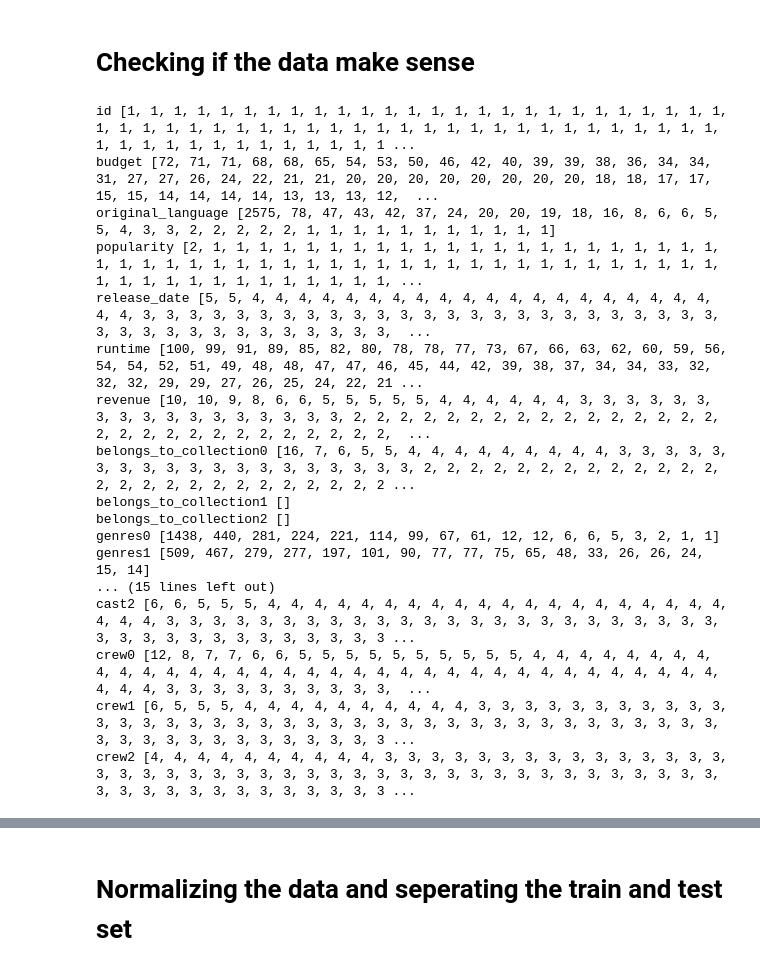
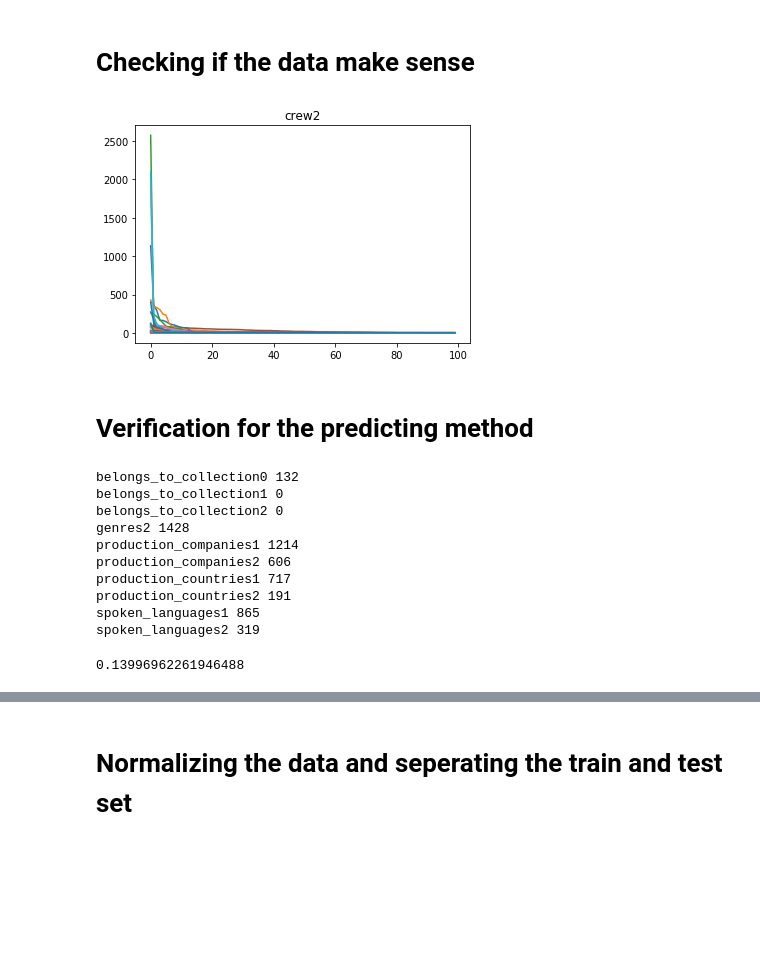
Before and after one commit to isabella618033/4211-Project, a Jupyter notebook: Cleaning the Crew.ipynb, the cells around one changed output, grey strips where cells are left out. Cells and saved outputs as stored; diff of their text form; code cells hidden in the pictures; blank space fills up the shorter version.

```diff
--- a/Cleaning the Crew.ipynb
+++ b/Cleaning the Crew.ipynb
@@ -166,22 +170,7 @@ for col in df:
 # %%
 for col in unique_count:
     unique_count[col] = unique_count[col][0:100]
-    print(col,unique_count[col])
+    plt.plot(unique_count[col])
+    plt.title(col)
 # %% [output]
-id [1, 1, 1, 1, 1, 1, 1, 1, 1, 1, 1, 1, 1, 1, 1, 1, 1, 1, 1, 1, 1, 1, 1, 1, 1, 1, 1, 1, 1, 1, 1, 1, 1, 1, 1, 1, 1, 1, 1, 1, 1, 1, 1, 1, 1, 1, 1, 1, 1, 1, 1, 1, 1, 1, 1, 1, 1, 1, 1, 1, 1, 1, 1, 1, 1, 1 ...
-budget [72, 71, 71, 68, 68, 65, 54, 53, 50, 46, 42, 40, 39, 39, 38, 36, 34, 34, 31, 27, 27, 26, 24, 22, 21, 21, 20, 20, 20, 20, 20, 20, 20, 20, 18, 18, 17, 17, 15, 15, 14, 14, 14, 14, 13, 13, 13, 12,  ...
-original_language [2575, 78, 47, 43, 42, 37, 24, 20, 20, 19, 18, 16, 8, 6, 6, 5, 5, 4, 3, 3, 2, 2, 2, 2, 2, 1, 1, 1, 1, 1, 1, 1, 1, 1, 1, 1]
-popularity [2, 1, 1, 1, 1, 1, 1, 1, 1, 1, 1, 1, 1, 1, 1, 1, 1, 1, 1, 1, 1, 1, 1, 1, 1, 1, 1, 1, 1, 1, 1, 1, 1, 1, 1, 1, 1, 1, 1, 1, 1, 1, 1, 1, 1, 1, 1, 1, 1, 1, 1, 1, 1, 1, 1, 1, 1, 1, 1, 1, 1, 1, 1, ...
-release_date [5, 5, 4, 4, 4, 4, 4, 4, 4, 4, 4, 4, 4, 4, 4, 4, 4, 4, 4, 4, 4, 4, 4, 4, 3, 3, 3, 3, 3, 3, 3, 3, 3, 3, 3, 3, 3, 3, 3, 3, 3, 3, 3, 3, 3, 3, 3, 3, 3, 3, 3, 3, 3, 3, 3, 3, 3, 3, 3, 3, 3, 3,  ...
-runtime [100, 99, 91, 89, 85, 82, 80, 78, 78, 77, 73, 67, 66, 63, 62, 60, 59, 56, 54, 54, 52, 51, 49, 48, 48, 47, 47, 46, 45, 44, 42, 39, 38, 37, 34, 34, 33, 32, 32, 32, 29, 29, 27, 26, 25, 24, 22, 21 ...
-revenue [10, 10, 9, 8, 6, 6, 5, 5, 5, 5, 5, 4, 4, 4, 4, 4, 4, 3, 3, 3, 3, 3, 3, 3, 3, 3, 3, 3, 3, 3, 3, 3, 3, 3, 2, 2, 2, 2, 2, 2, 2, 2, 2, 2, 2, 2, 2, 2, 2, 2, 2, 2, 2, 2, 2, 2, 2, 2, 2, 2, 2, 2, 2,  ...
-belongs_to_collection0 [16, 7, 6, 5, 5, 4, 4, 4, 4, 4, 4, 4, 4, 4, 3, 3, 3, 3, 3, 3, 3, 3, 3, 3, 3, 3, 3, 3, 3, 3, 3, 3, 3, 2, 2, 2, 2, 2, 2, 2, 2, 2, 2, 2, 2, 2, 2, 2, 2, 2, 2, 2, 2, 2, 2, 2, 2, 2, 2 ...
-belongs_to_collection1 []
-belongs_to_collection2 []
-genres0 [1438, 440, 281, 224, 221, 114, 99, 67, 61, 12, 12, 6, 6, 5, 3, 2, 1, 1]
-genres1 [509, 467, 279, 277, 197, 101, 90, 77, 77, 75, 65, 48, 33, 26, 26, 24, 15, 14]
-... (15 lines left out)
-cast2 [6, 6, 5, 5, 5, 4, 4, 4, 4, 4, 4, 4, 4, 4, 4, 4, 4, 4, 4, 4, 4, 4, 4, 4, 4, 4, 4, 4, 3, 3, 3, 3, 3, 3, 3, 3, 3, 3, 3, 3, 3, 3, 3, 3, 3, 3, 3, 3, 3, 3, 3, 3, 3, 3, 3, 3, 3, 3, 3, 3, 3, 3, 3, 3, 3 ...
-crew0 [12, 8, 7, 7, 6, 6, 5, 5, 5, 5, 5, 5, 5, 5, 5, 5, 4, 4, 4, 4, 4, 4, 4, 4, 4, 4, 4, 4, 4, 4, 4, 4, 4, 4, 4, 4, 4, 4, 4, 4, 4, 4, 4, 4, 4, 4, 4, 4, 4, 4, 4, 4, 4, 4, 3, 3, 3, 3, 3, 3, 3, 3, 3, 3,  ...
-crew1 [6, 5, 5, 5, 4, 4, 4, 4, 4, 4, 4, 4, 4, 4, 3, 3, 3, 3, 3, 3, 3, 3, 3, 3, 3, 3, 3, 3, 3, 3, 3, 3, 3, 3, 3, 3, 3, 3, 3, 3, 3, 3, 3, 3, 3, 3, 3, 3, 3, 3, 3, 3, 3, 3, 3, 3, 3, 3, 3, 3, 3, 3, 3, 3, 3 ...
-crew2 [4, 4, 4, 4, 4, 4, 4, 4, 4, 4, 3, 3, 3, 3, 3, 3, 3, 3, 3, 3, 3, 3, 3, 3, 3, 3, 3, 3, 3, 3, 3, 3, 3, 3, 3, 3, 3, 3, 3, 3, 3, 3, 3, 3, 3, 3, 3, 3, 3, 3, 3, 3, 3, 3, 3, 3, 3, 3, 3, 3, 3, 3, 3, 3, 3 ...
+[figure, added]
@@ -187,0 +181,27 @@ crew2 [4, 4, 4, 4, 4, 4, 4, 4, 4, 4, 3, 3, 3, 3, 3, 3, 3, 3, 3, 3, 3, 3, 3, 3, 3
+# %% [markdown]
+# Verification for the predicting method
+# %%
+#creating df df_pred to do prediction for those with non-nan values > 2000
+
+predicting_list = []
+for col in df:
+
+    if (df[col].count() > 2000):
+        predicting_list.append(col)
+    else:
+        print(col, df[col].count())
+predicting_list.remove("revenue")
+
+df_pred = pd.read_csv('save_BeforeNormalize.csv')
+df_pred = df_pred[predicting_list].copy()
+# %% [output]
+belongs_to_collection0 132
+belongs_to_collection1 0
+belongs_to_collection2 0
+genres2 1428
+production_companies1 1214
+production_companies2 606
+production_countries1 717
+production_countries2 191
+spoken_languages1 865
+spoken_languages2 319
@@ -187,0 +223,10 @@ crew2 [4, 4, 4, 4, 4, 4, 4, 4, 4, 4, 3, 3, 3, 3, 3, 3, 3, 3, 3, 3, 3, 3, 3, 3, 3
+# %%
+# calculating the missing rate of df_pred
+
+missing = sum(len(df_pred) - df_pred.count())
+assist = sum(df.count())
+
+tar_miss_rate = missing/(missing+assist)
+tar_miss_rate
+# %% [output]
+0.13996962261946488
```
Also changed, not shown: parts of 37 cells of this notebook, 1 other file.
